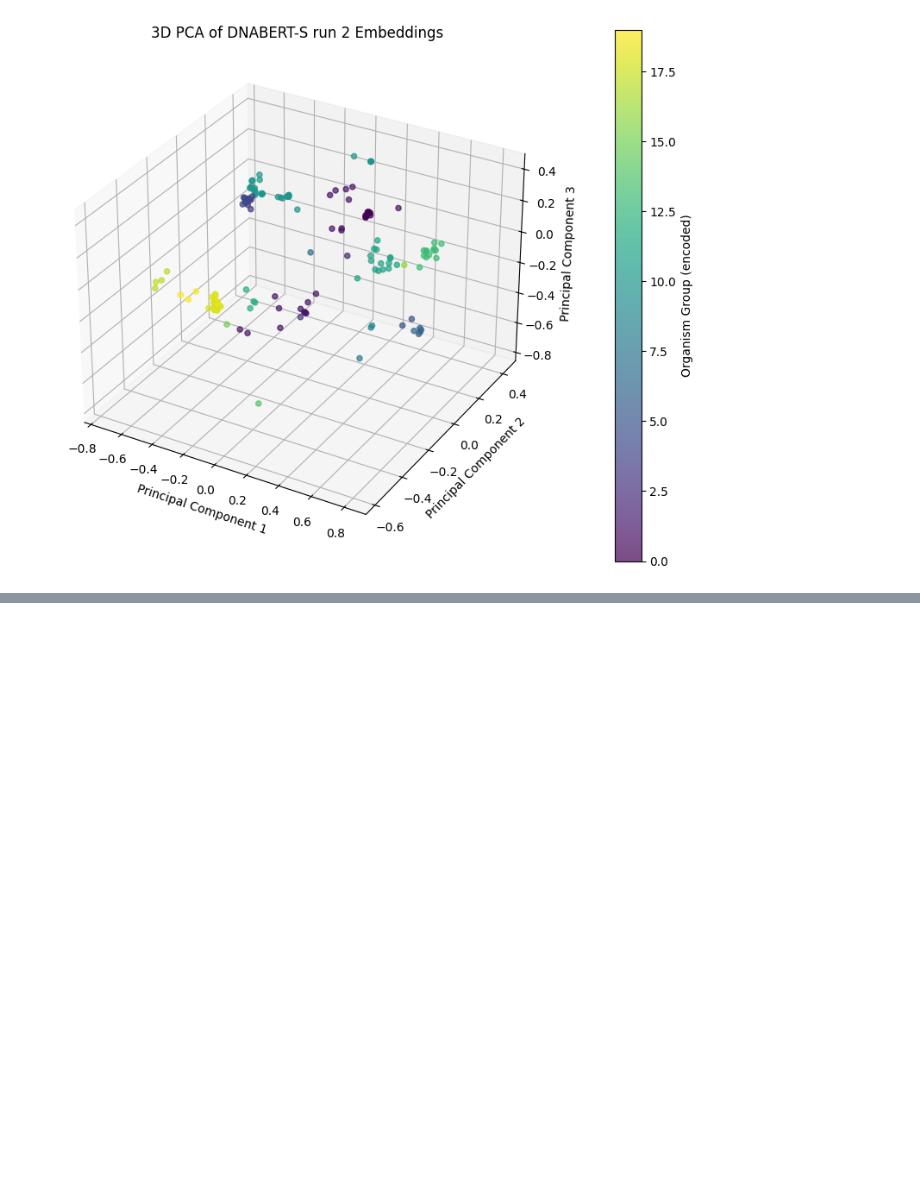
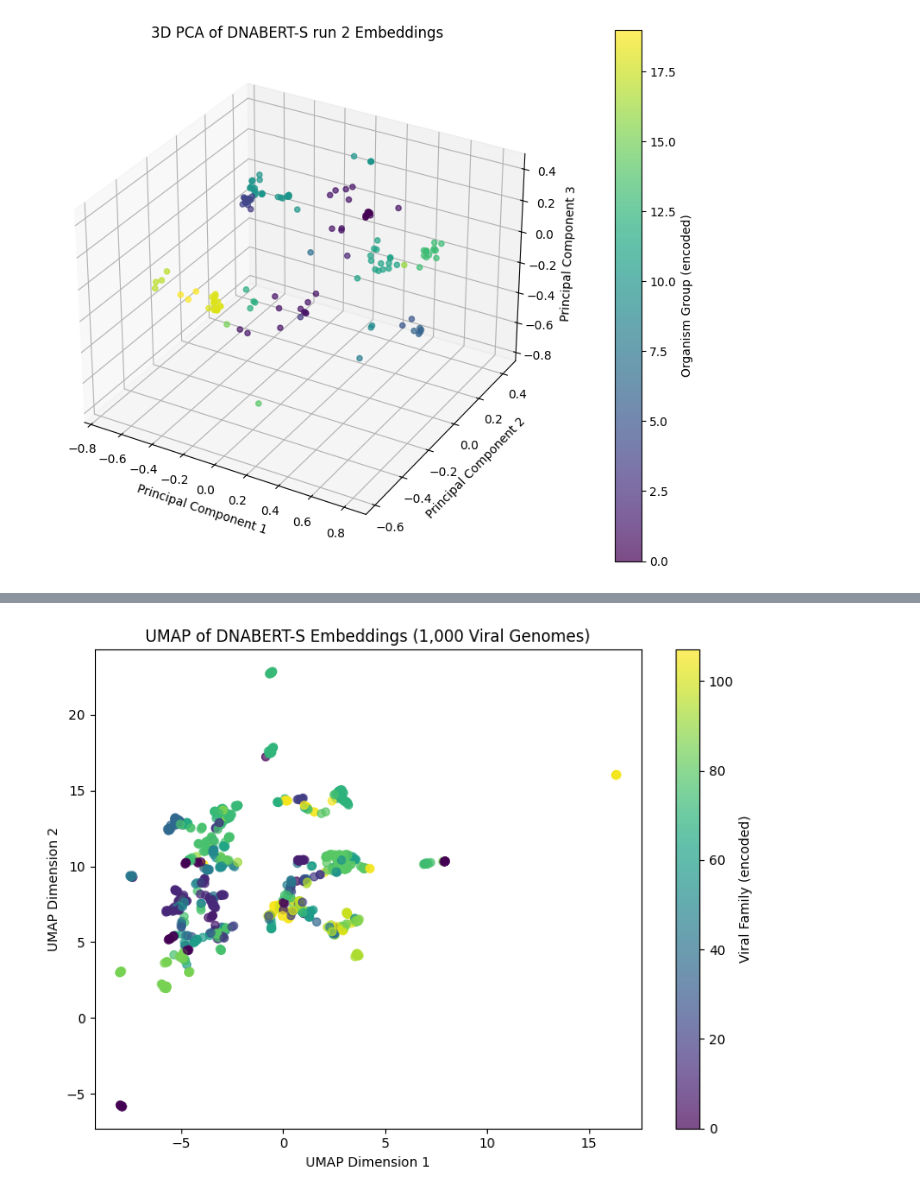
Before and after one commit to HersheyHarish/NCBI_Genbank_Genome_Retrieval, a Jupyter notebook: Datasets/embed_inf_and_clustering.ipynb, the cells around one changed output, grey strips where cells are left out. Saved outputs shown, nothing was run; the diff lists cells and outputs as text; code cells hidden in the pictures; blank space fills up the shorter version.

```diff
--- a/Datasets/embed_inf_and_clustering.ipynb
+++ b/Datasets/embed_inf_and_clustering.ipynb
@@ -216,0 +328,30 @@ plt.show()
+# %%
+import pandas as pd
+import numpy as np
+from umap import UMAP
+import matplotlib.pyplot as plt
+
+# --- Assume you’ve already loaded your embeddings and labels ---
+# embeddings: np.ndarray of shape (1000, 768)
+# labels_encoded: np.ndarray of shape (1000,) with integer codes per family
+
+# 1) UMAP projection to 2 dimensions
+umap_reducer = UMAP(n_components=2, random_state=42)
+embeddings_umap = umap_reducer.fit_transform(embeddings)
+
+# 2) Plot the results
+plt.figure(figsize=(8, 6))
+scatter = plt.scatter(
+    embeddings_umap[:, 0],
+    embeddings_umap[:, 1],
+    c=labels_encoded,
+    alpha=0.7
+)
+plt.title("UMAP of DNABERT-S Embeddings (1,000 Viral Genomes)")
+plt.xlabel("UMAP Dimension 1")
+plt.ylabel("UMAP Dimension 2")
+plt.colorbar(scatter, label="Viral Family (encoded)")
+plt.tight_layout()
+plt.show()
+# %% [output]
+[figure, added]
```
Also changed, not shown: parts of 22 cells of this notebook, 3 other files.
